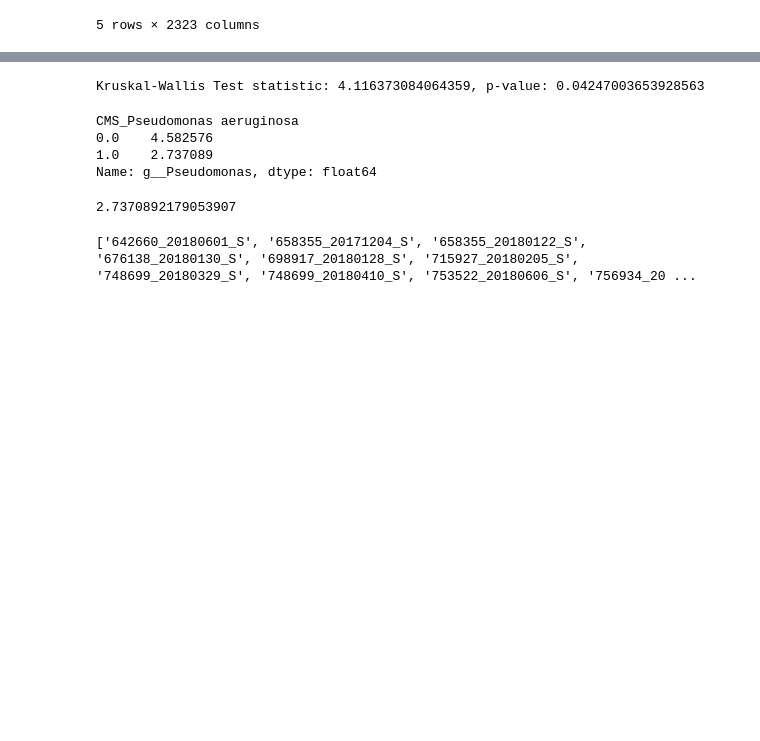
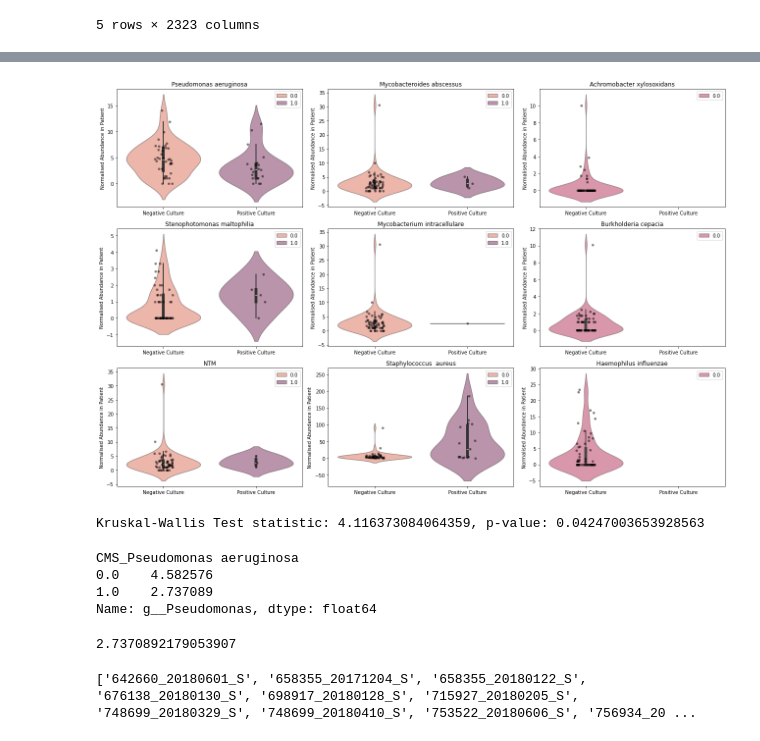
Before and after one commit to linsalrob/CF_2024, a Jupyter notebook: Jupyter/Boxplots.ipynb, the cells around one changed output, grey strips where cells are left out. Cells and saved outputs as stored; diff of their text form; code cells hidden in the pictures; blank space fills up the shorter version.

```diff
--- a/Jupyter/Boxplots.ipynb
+++ b/Jupyter/Boxplots.ipynb
@@ -106,6 +106,20 @@ culture_columns = [
     'CMS_Haemophilus influenzae'
 ]
 
+culture_pairs = {
+    'CMS_Pseudomonas aeruginosa' : 'g__Pseudomonas',
+    'CMS_Stenophotomonas maltophilia': 'g__Stenotrophomonas',
+    'NTM' : 'g__Mycobacterium',
+    'CMS_Mycobacteroides abscessus' : 'g__Mycobacterium',
+    'CMS_Mycobacterium intracellulare' : 'g__Mycobacterium',
+    'CMS_Staphylococcus  aureus' : 'g__Staphylococcus',
+    'CMS_Achromobacter xylosoxidans' : 'g__Achromobacter',
+    'CMS_Burkholderia cepacia' : 'g__Burkholderia',
+    'CMS_Haemophilus influenzae' : 'g__Haemophilus'
+}
+
+
+# we don't need to convert to categories.
 for col in culture_columns:
     merged1[col] = merged1[col].astype('category')
 # %%
@@ -130,3 +145,26 @@ create_boxplot(merged1, "CMS_Pseudomonas aeruginosa", "g__Pseudomonas")
+# %%
+fig, ax = plt.subplots(figsize=(18, 12), nrows=3, ncols=3, sharex=False, sharey=False)
+
+k = 0
+for i in [0, 1, 2]:
+    for j in [0, 1, 2]:
+        culture_taxa = culture_columns[k]
+        taxa = culture_pairs[culture_taxa]
+        subset_data = merged1[merged1[culture_taxa].notna()]
+        g = sns.violinplot(x=culture_taxa, y=taxa, data=subset_data, hue=culture_taxa, palette='rocket_r', alpha=0.5, ax=ax[j][i])
+        g = sns.stripplot(x=culture_taxa, y=taxa, data=subset_data, color='black', jitter=True, alpha=0.5, ax=ax[j][i])
+        g.set_xlabel("")
+        g.set_ylabel("Normalised Abundance in Patient")
+        g.set_xlim(-0.5, 1.5)
+        g.set_xticks(ticks=[0, 1], labels=["Negative Culture", "Positive Culture"])
+        g.set_title(culture_taxa.replace('CMS_', ''))
+        k+=1
+
+
+plt.tight_layout()
+plt.show()
+# %% [output]
+[figure, added]
 # %%
 # Step 3: Additionally Stats Tests
 # Perform Kruskal-Wallis Test
```
Also changed, not shown: parts of 5 cells of this notebook.
